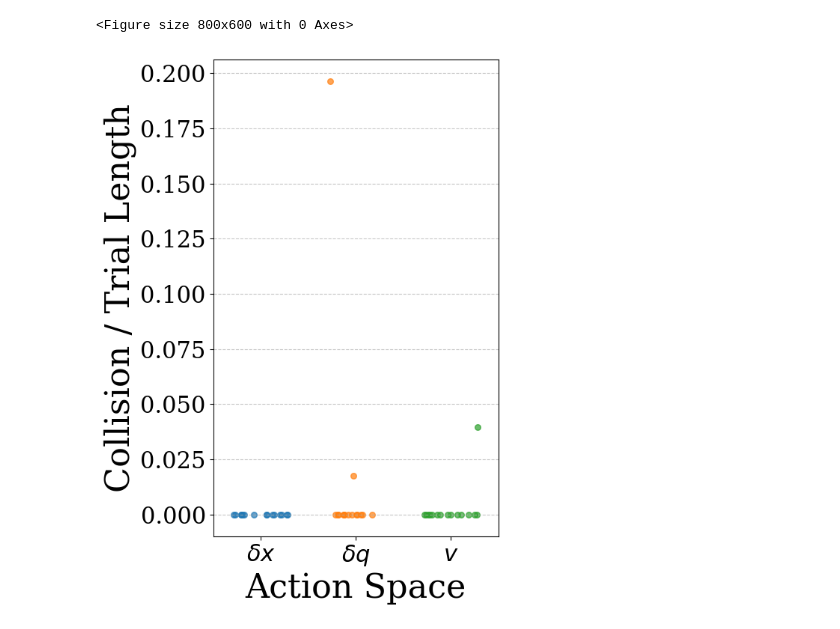
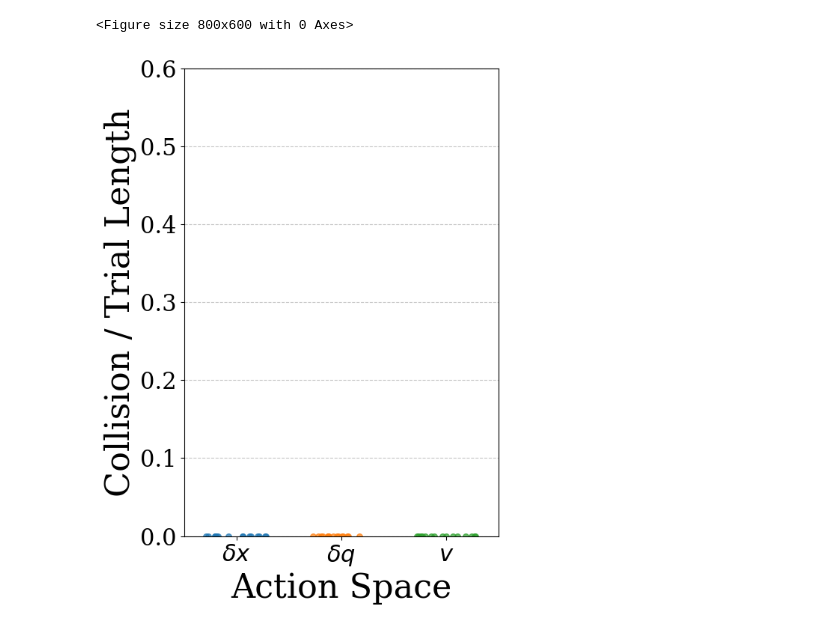
Before and after one commit to RL-Sim-to-Real/training, a Jupyter notebook: visualize/real_time_experiments.ipynb, the cells around one changed output. Saved outputs shown, nothing was run; the diff lists cells and outputs as text; code cells hidden in the pictures.

```diff
--- a/visualize/real_time_experiments.ipynb
+++ b/visualize/real_time_experiments.ipynb
@@ -172,34 +172,35 @@ for act in actions:
             dfs.append(df)
     if dfs:
         all_results = pd.concat(dfs, ignore_index=True)
         trial_stats = all_results.groupby('trial').agg(
             num_collisions=('has_collided', 'sum'),
             trial_length=('has_collided', 'count')
         )
         trial_stats['trial_collision_rate'] = (trial_stats['num_collisions'] / trial_stats['trial_length'])
         collision_rates.append(trial_stats['trial_collision_rate'].dropna())
         labels.append(act)
 labels = [r"$\delta x$", r"$\delta q$", r"$v$"]
 plt.figure(figsize=(6, 8))
 np.random.seed(42)  # For reproducibility
 for i, rates in enumerate(collision_rates):
     y = rates.values
     # Add a small random jitter to x to avoid overlap
     x = np.full_like(y, i, dtype=float) + np.random.uniform(-0.3, 0.3, size=len(y))
     plt.scatter(x, y, alpha=0.7, s=30, label=labels[i])
 plt.xticks(range(len(labels)), labels, fontsize=22)
 plt.ylabel('Collision / Trial Length', fontsize=32)
 plt.xlabel('Action Space', fontsize=32)
 # plt.title('Average Collision Rate Across Trials', fontsize=20)
 plt.yticks(fontsize=22)
+plt.ylim(0, 0.6)
 plt.xlim(-0.5, len(labels)-0.5)
 plt.grid(axis='y', linestyle='--', alpha=0.7)
 plt.tight_layout()
 plt.savefig(f"collision_rate_prop_{use_prop}_dotplot.pdf")
 plt.show()
 # %% [output]
 <Figure size 800x600 with 0 Axes>
-[figure, old version]
+[figure, new version]
 # %%
 plt.figure(figsize=(8, 6))
 collision_rates = []
```
Also changed, not shown: parts of 7 cells of this notebook, 3 other files.
